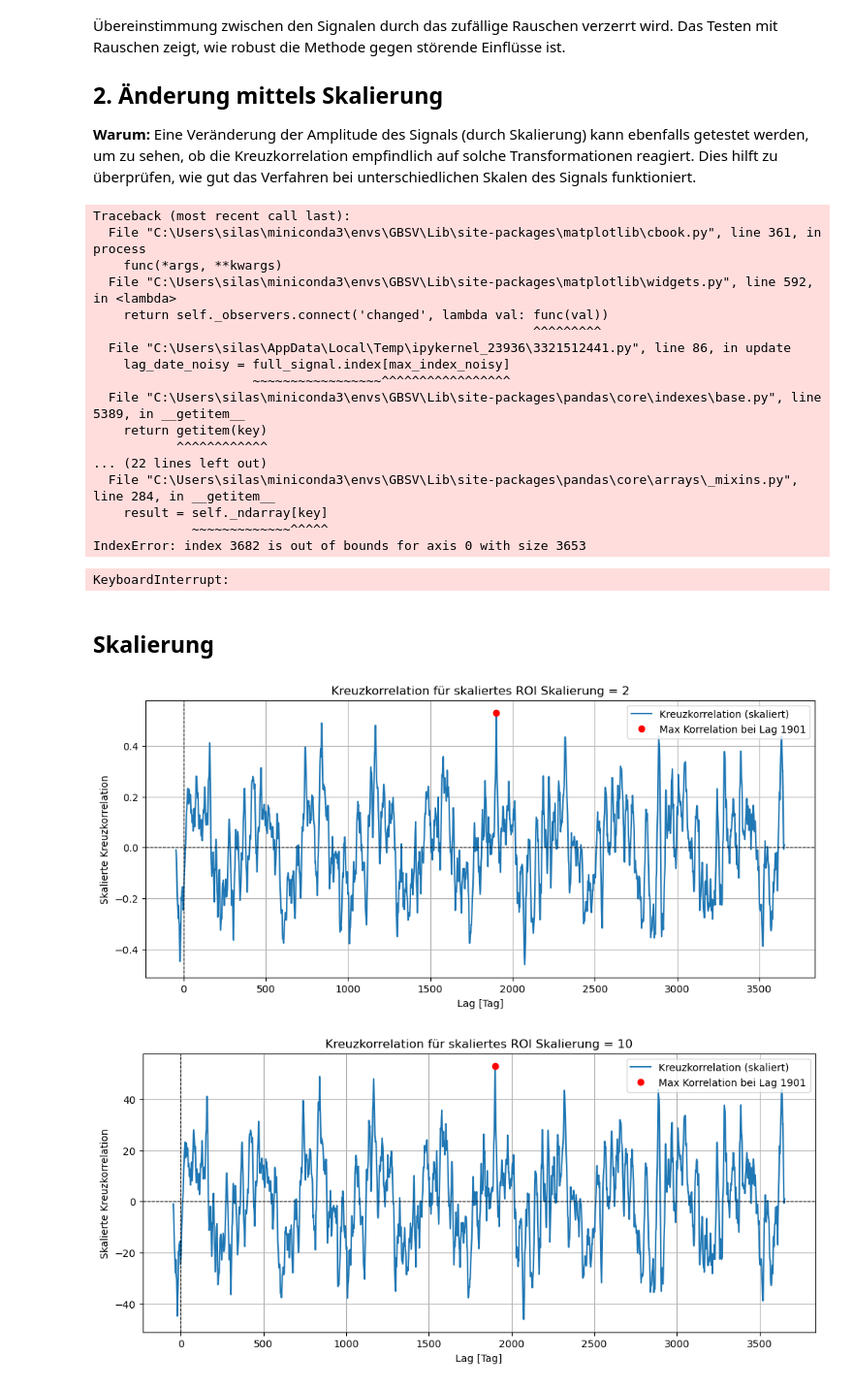
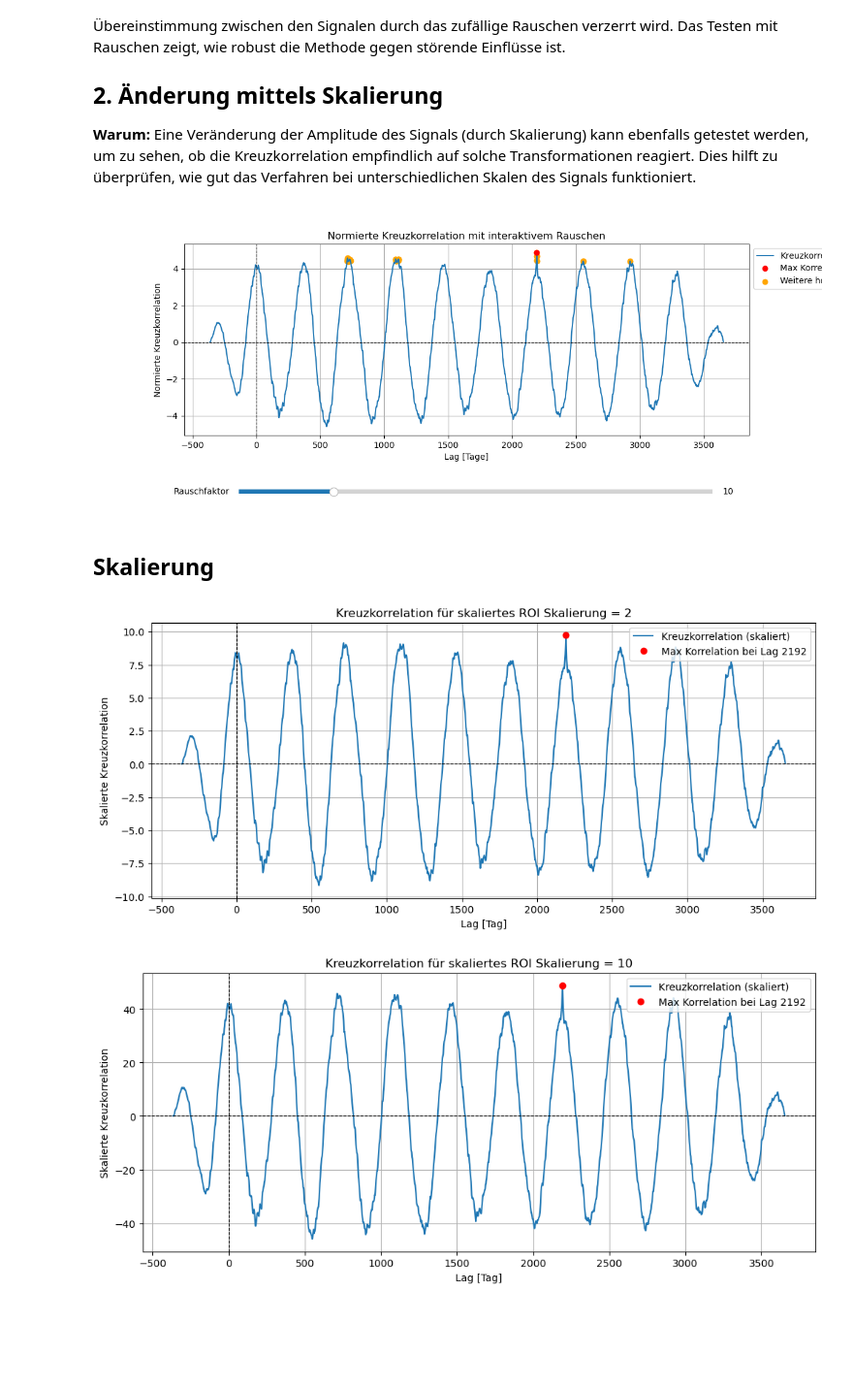
Before and after one commit to Tschoppsilas/GBSV_2025, a Jupyter notebook: MC1/MC1_Correlation.ipynb, the cells around one changed output. Shown at 97% size. Saved outputs shown, nothing was run; the diff lists cells and outputs as text; code cells hidden in the pictures; blank space fills up the shorter version.

```diff
--- a/MC1/MC1_Correlation.ipynb
+++ b/MC1/MC1_Correlation.ipynb
@@ -217,16 +228,18 @@ Ich werde die Temperaturdaten vom 16. März 2020 bis zum 30. April 2020 als Teil
 - **Relevanz:** Die Erkennung und Analyse dieser Veränderungen kann helfen, die Auswirkungen menschlicher Aktivitäten auf das lokale Klima besser zu verstehen und zukünftige Massnahmen zur Reduzierung der städtischen Erwärmung und zur Verbesserung der Luftqualität zu entwickeln.
 # %%
+%matplotlib inline
+
 # CSV-Datei laden
 df = pd.read_csv(csv_path, parse_dates=["date"])
 df.set_index("date", inplace=True)
 df = df.dropna(subset=["temperature_2m_mean"])  # Fehlwerte entfernen
 
-# Zeitraum der Lockdown-Phase definieren
-lockdown_start = "2020-03-16"
-lockdown_end = "2020-04-30"
+# Zeitraum  definieren
+start = "2021-01-01"
+end = "2021-12-31"
 
 # Sicherstellen, dass das Zeitfenster existiert
-roi = df.loc[lockdown_start:lockdown_end, "temperature_2m_mean"]
+roi = df.loc[start:end, "temperature_2m_mean"]
 full_signal = df["temperature_2m_mean"]
 
 # Kreuzkorrelation berechnen
@@ -237,16 +250,16 @@ fig, axs = plt.subplots(2, 1, figsize=(15, 10))
 
 # Originaldaten
 axs[0].plot(full_signal.index, full_signal, color="lightblue", label="Full Signal")
-axs[0].fill_between(roi.index, roi, color="orange", alpha=0.5, label="Lockdown-Phase")  # ROI einfärben
-axs[0].set_title("Full Signal mit farblicher Lockdown-Phase", fontsize=14)
-axs[0].set_xlabel("Zeit", fontsize=12)
+axs[0].fill_between(roi.index, roi, color="orange", alpha=0.5, label="2021")  # ROI einfärben
+axs[0].set_title("Full Signal mit farblich markierten 2021", fontsize=14)
+axs[0].set_xlabel("Jahre", fontsize=12)
 axs[0].set_ylabel("Temperatur (°C)", fontsize=12)
 axs[0].legend(fontsize=12)
 
 # ROI (Heatwave)
-axs[1].plot(roi.index, roi, color="orange", label="Lockdown-Phase")
-axs[1].set_title("Region of Interest (Lockdown)", fontsize=14)
-axs[1].set_xlabel("Zeit", fontsize=12)
+axs[1].plot(roi.index, roi, color="orange", label="2021")
+axs[1].set_title("Region of Interest (2021)", fontsize=14)
+axs[1].set_xlabel("Tage", fontsize=12)
 axs[1].set_ylabel("Temperatur (°C)", fontsize=12)
 axs[1].legend(fontsize=12)
 
@@ -349,6 +366,8 @@ plt.show(block=True)  # Blockiert, damit der Plot angezeigt bleibt
 ## 2. Änderung mittels Skalierung
 **Warum:** Eine Veränderung der Amplitude des Signals (durch Skalierung) kann ebenfalls getestet werden, um zu sehen, ob die Kreuzkorrelation empfindlich auf solche Transformationen reagiert. Dies hilft zu überprüfen, wie gut das Verfahren bei unterschiedlichen Skalen des Signals funktioniert.
 # %%
+%matplotlib widget
+
 # Kreuzkorrelationsberechnung
 def calculate_cross_correlation(s1, s2, do_normalize=True):
     s1 = np.array(s1).flatten()
@@ -385,10 +404,6 @@ lag_date_formatted = lag_date.strftime('%d-%m-%Y')
 
 # Initialer Rauschfaktor
 initial_noise_factor = 10
-
-# Setze Backend auf TkAgg für interaktive Plots in PyCharm
-import matplotlib
-matplotlib.use("TkAgg")
 
 # Interaktiver Plot erstellen
 fig, ax = plt.subplots(figsize=(12, 5))
@@ -463,29 +478,11 @@ slider.on_changed(update)
 # Blockierendes Anzeigen des Plots
 plt.show(block=True)  # Blockiert, damit der Plot angezeigt bleibt
 # %% [output]
-Traceback (most recent call last):
-  File "C:\Users\silas\miniconda3\envs\GBSV\Lib\site-packages\matplotlib\cbook.py", line 361, in process
-    func(*args, **kwargs)
-  File "C:\Users\silas\miniconda3\envs\GBSV\Lib\site-packages\matplotlib\widgets.py", line 592, in <lambda>
-    return self._observers.connect('changed', lambda val: func(val))
-                                                          ^^^^^^^^^
-  File "C:\Users\silas\AppData\Local\Temp\ipykernel_23936\3321512441.py", line 86, in update
-    lag_date_noisy = full_signal.index[max_index_noisy]
-                     ~~~~~~~~~~~~~~~~~^^^^^^^^^^^^^^^^^
-  File "C:\Users\silas\miniconda3\envs\GBSV\Lib\site-packages\pandas\core\indexes\base.py", line 5389, in __getitem__
-    return getitem(key)
-           ^^^^^^^^^^^^
-... (22 lines left out)
-  File "C:\Users\silas\miniconda3\envs\GBSV\Lib\site-packages\pandas\core\arrays\_mixins.py", line 284, in __getitem__
-    result = self._ndarray[key]
-             ~~~~~~~~~~~~~^^^^^
-IndexError: index 3682 is out of bounds for axis 0 with size 3653
-KeyboardInterrupt:
+[figure, added]
 # %% [markdown]
 ## Skalierung
 # %%
-import numpy as np
-import matplotlib.pyplot as plt
+%matplotlib inline
 
 # Kreuzkorrelationsberechnung
 def calculate_cross_correlation(s1, s2, do_normalize=True):
@@ -508,10 +505,10 @@ def scale_roi(roi, scaling_factor):
     return roi * scaling_factor  # Skalieren der Daten mit dem Faktor
 
 # Setze den Skalierungsfaktor
-scaling_factor = 2
+scaling_factor_2 = 2
 
 # Skalieren des ROI
-scaled_roi = scale_roi(roi, scaling_factor)
+scaled_roi = scale_roi(roi, scaling_factor_2)
 
 # Berechne die Kreuzkorrelation für das skalierte ROI
 cross_corr_scaled = calculate_cross_correlation(full_signal, scaled_roi)
@@ -554,35 +551,35 @@ scaled_roi = scale_roi(roi, scaling_factor)
 cross_corr_scaled = calculate_cross_correlation(full_signal, scaled_roi)
 
 # Lags erstellen (Zeitenversatz)
 lags = np.arange(-len(roi) + 1, len(full_signal))
 
 # Finden des höchsten Korrelationswerts und des zugehörigen Lags für das skalierte Signal
 max_index_scaled = np.argmax(cross_corr_scaled)
 max_lag_scaled = lags[max_index_scaled]
 
 # Plot erstellen für das skalierte Signal und die Kreuzkorrelation
 plt.figure(figsize=(12, 5))
 
 # Plot der Kreuzkorrelation des skalierten ROI
 plt.plot(lags, cross_corr_scaled, linestyle='-', label="Kreuzkorrelation (skaliert)")
 
 # Markiere den höchsten Korrelationswert mit einem roten Punkt
 plt.plot(max_lag_scaled, cross_corr_scaled[max_index_scaled], 'ro', label=f"Max Korrelation bei Lag {max_lag_scaled}")
 
 plt.axhline(0, color='black', linestyle='--', linewidth=0.8)
 plt.axvline(0, color='black', linestyle='--', linewidth=0.8)
 
 plt.xlabel("Lag [Tag]")
 plt.ylabel("Skalierte Kreuzkorrelation")
 plt.title("Kreuzkorrelation für skaliertes ROI Skalierung = 10")
 plt.grid(True)
 plt.legend()
 
 # Sicherstellen, dass der Plot angezeigt wird
 plt.show()
 # %% [output]
-[figure, old version]
+[figure, new version]
-[figure, old version]
+[figure, new version]
 # %% [markdown]
 ## Kreuzkorrelation Diskussion und Interpretierung
 
```
Also changed, not shown: parts of 11 cells of this notebook, 4 other files.
